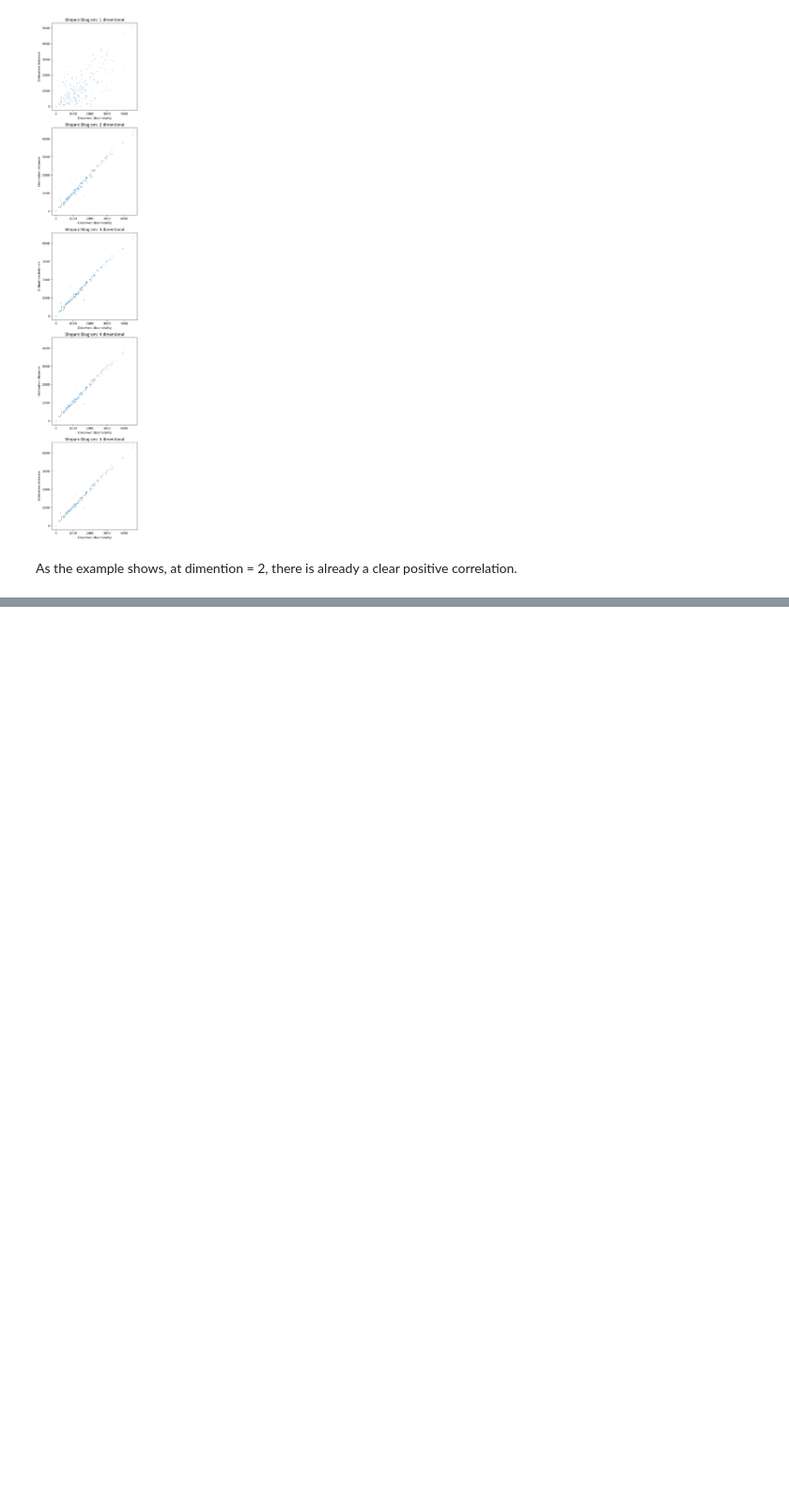
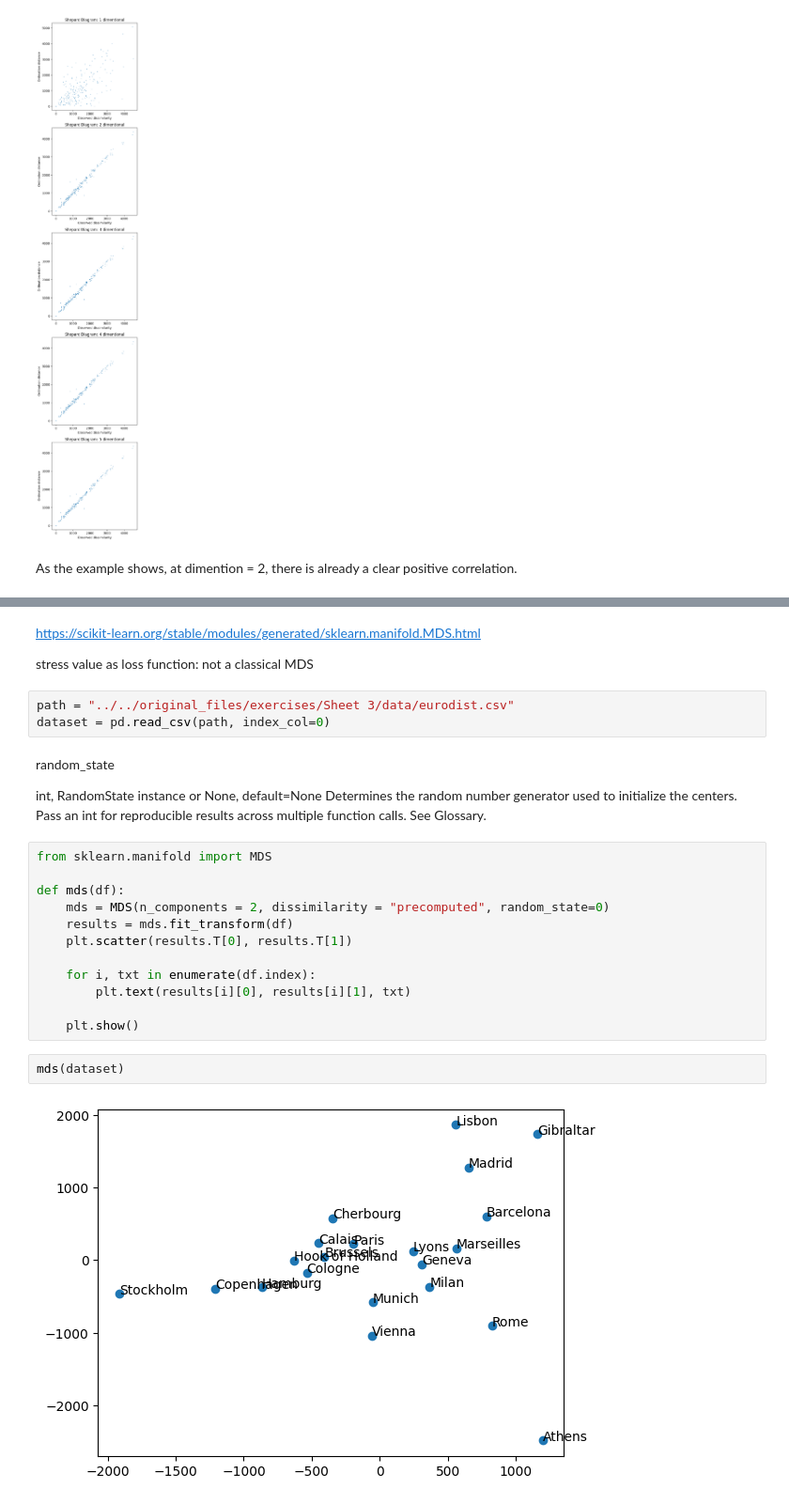
Before and after one commit to SAutum/ai-ds, a Jupyter notebook: ml/hongli/sheet_03/exercise_3.ipynb, the cells around one changed output, grey strips where cells are left out. Shown at 94% size. Cells and saved outputs as stored; diff of their text form; blank space fills up the shorter version.

```diff
--- a/ml/hongli/sheet_03/exercise_3.ipynb
+++ b/ml/hongli/sheet_03/exercise_3.ipynb
@@ -257,0 +306,28 @@ As the example shows, at dimention = 2, there is already a clear positive correl
+# %% [markdown]
+https://scikit-learn.org/stable/modules/generated/sklearn.manifold.MDS.html
+
+stress value as loss function: not a classical MDS
+# %%
+path = "../../original_files/exercises/Sheet 3/data/eurodist.csv"
+dataset = pd.read_csv(path, index_col=0)
+# %% [markdown]
+random_state
+
+int, RandomState instance or None, default=None
+Determines the random number generator used to initialize the centers. Pass an int for reproducible results across multiple function calls. See Glossary.
+# %%
+from sklearn.manifold import MDS
+
+def mds(df):
+    mds = MDS(n_components = 2, dissimilarity = "precomputed", random_state=0)
+    results = mds.fit_transform(df)
+    plt.scatter(results.T[0], results.T[1])
+
+    for i, txt in enumerate(df.index):
+        plt.text(results[i][0], results[i][1], txt)
+
+    plt.show()
+# %%
+mds(dataset)
+# %% [output]
+[figure, added]
```
Also changed, not shown: parts of 10 cells of this notebook.
